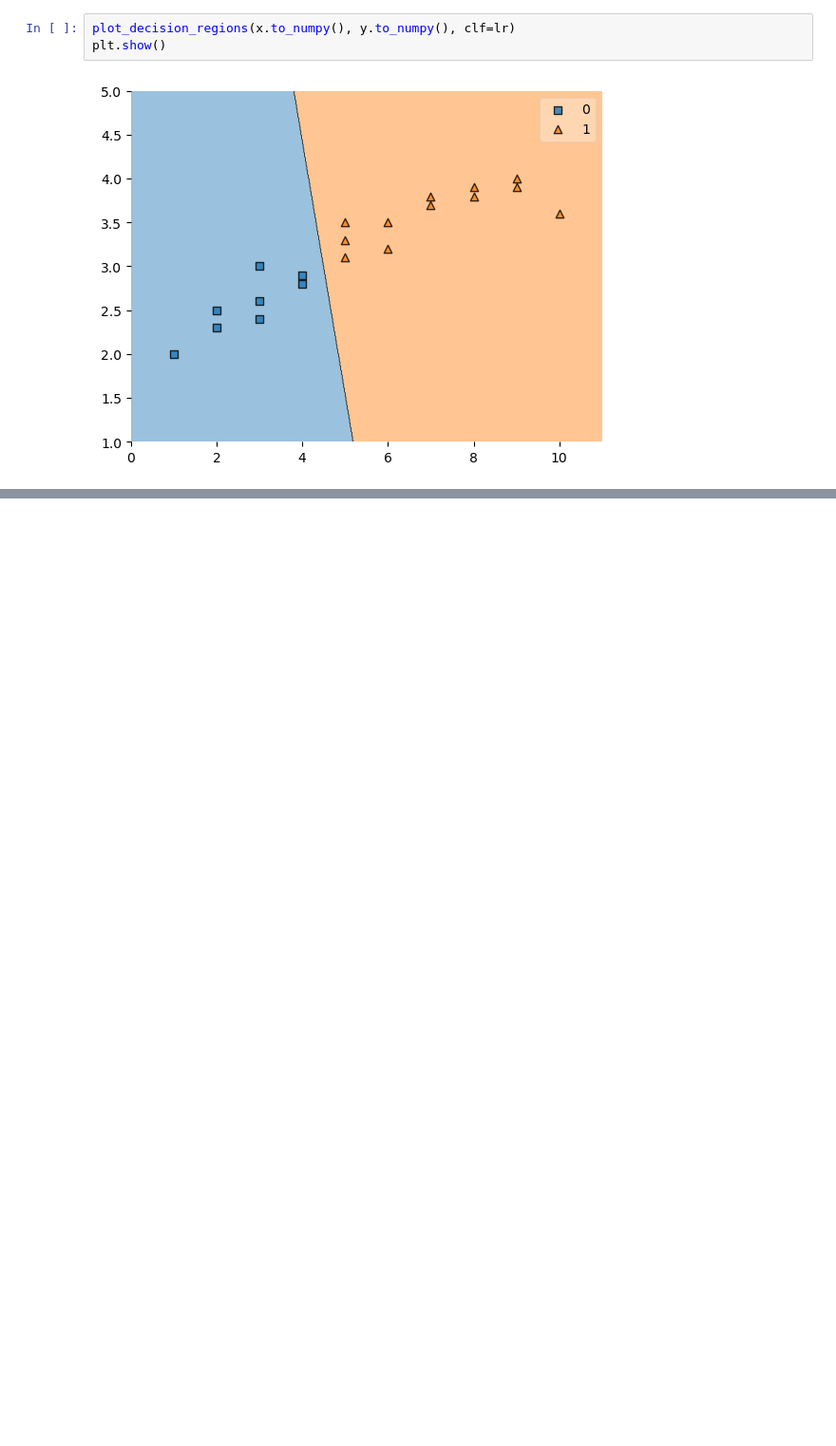
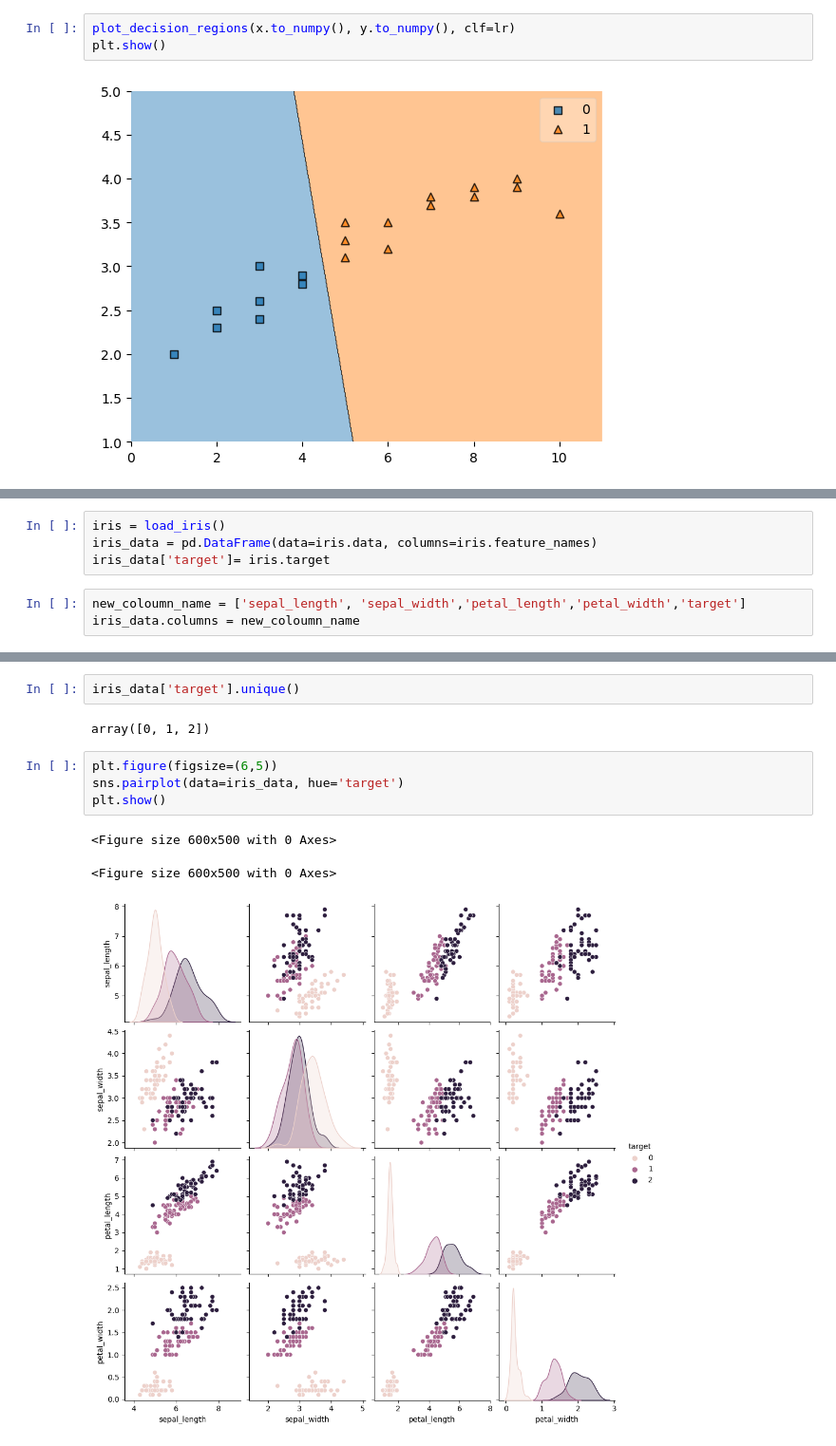
Before and after one commit to deepaknandeshwar17/Machine_Learning_practice, a Jupyter notebook: ml3.ipynb, the cells around one changed output, grey strips where cells are left out. Shown at 95% size. Saved outputs shown, nothing was run; the diff lists cells and outputs as text; blank space fills up the shorter version.

```diff
--- a/ml3.ipynb
+++ b/ml3.ipynb
@@ -139,0 +149,7 @@ plt.show()
+# %%
+iris = load_iris()
+iris_data = pd.DataFrame(data=iris.data, columns=iris.feature_names)
+iris_data['target']= iris.target
+# %%
+new_coloumn_name = ['sepal_length', 'sepal_width','petal_length','petal_width','target']
+iris_data.columns = new_coloumn_name
@@ -139,0 +165,12 @@ plt.show()
+# %%
+iris_data['target'].unique()
+# %% [output]
+array([0, 1, 2])
+# %%
+plt.figure(figsize=(6,5))
+sns.pairplot(data=iris_data, hue='target')
+plt.show()
+# %% [output]
+<Figure size 600x500 with 0 Axes>
+<Figure size 600x500 with 0 Axes>
+[figure, added]
```
Also changed, not shown: parts of 12 cells of this notebook.
